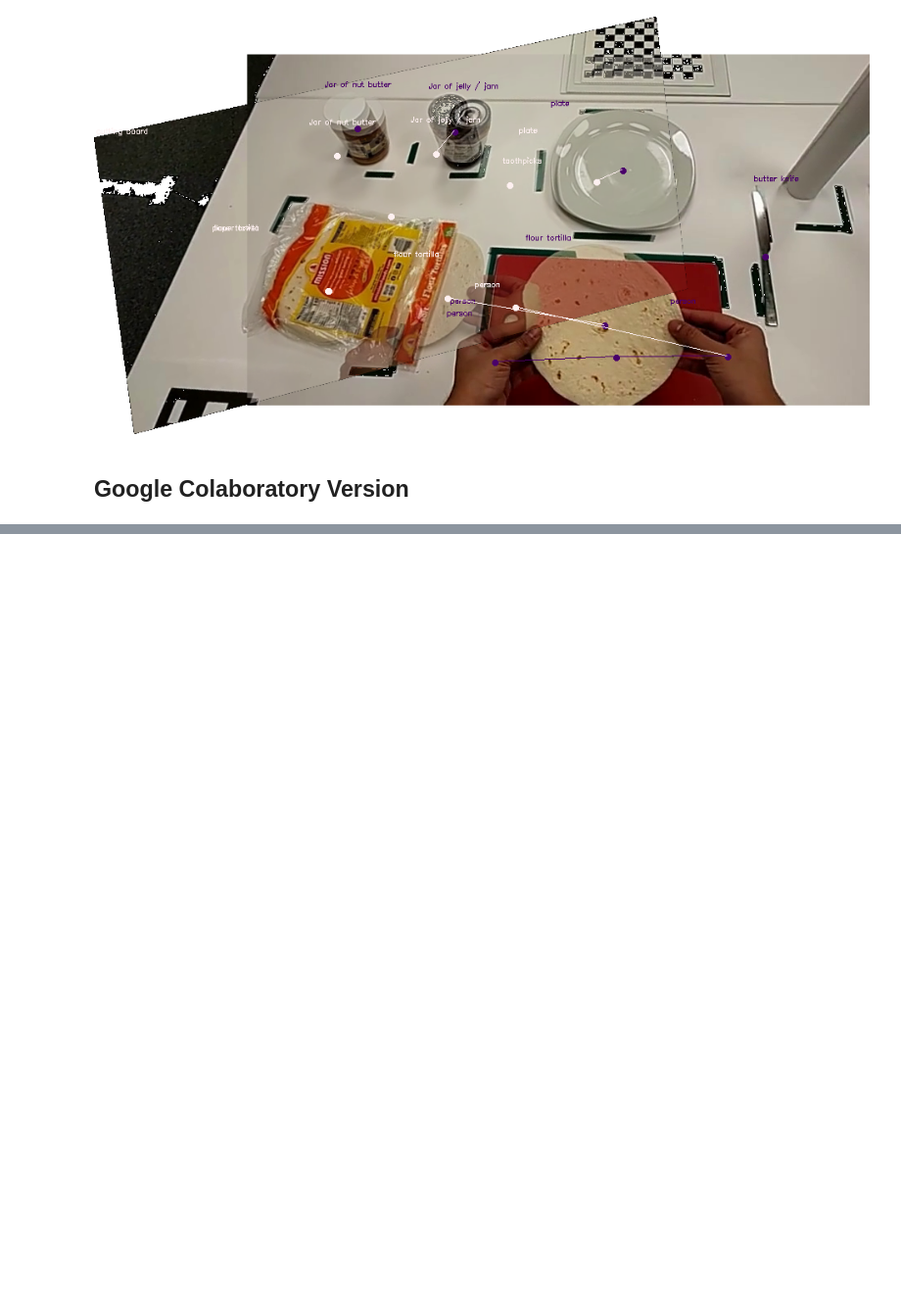
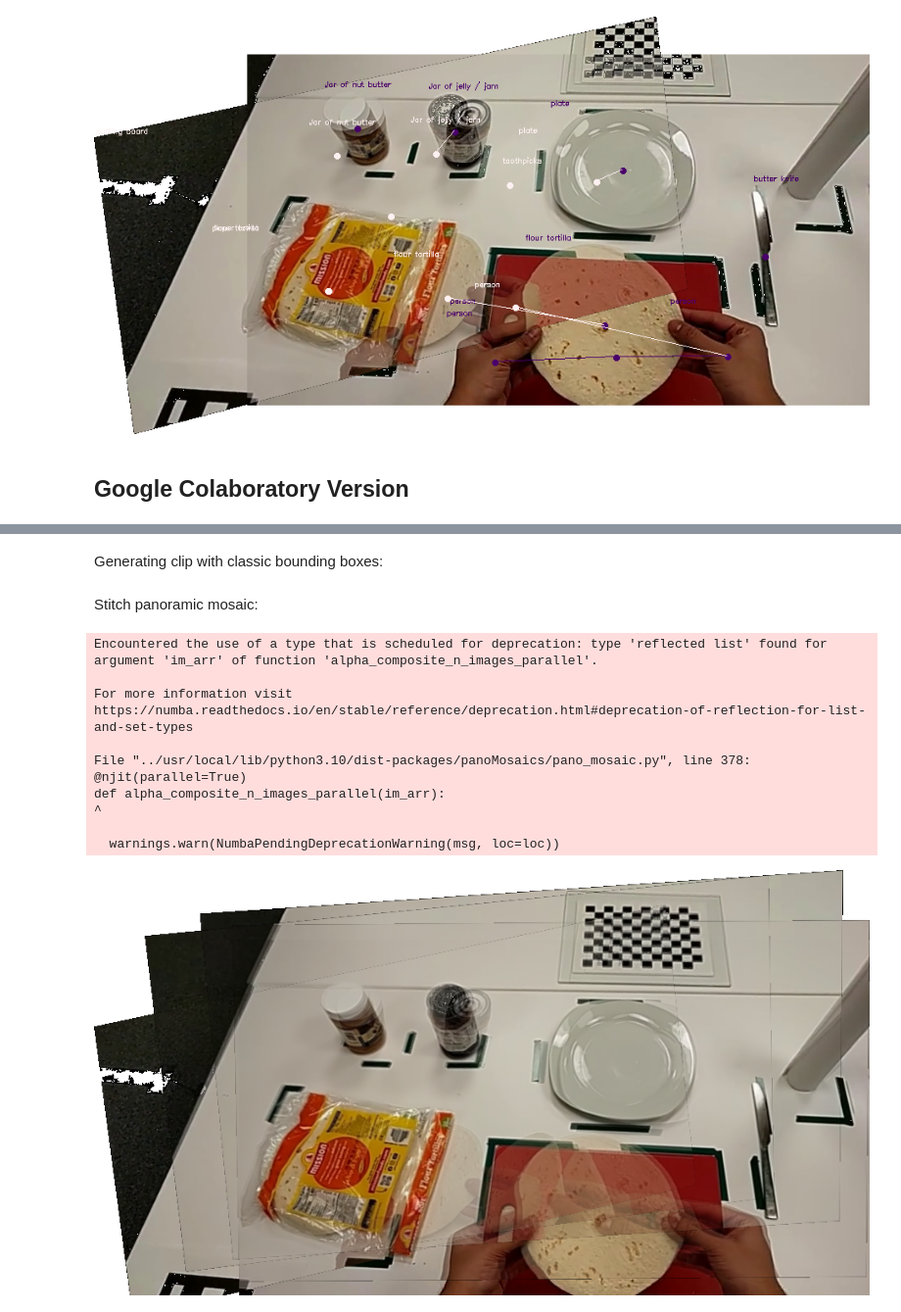
Before and after one commit to egm68/panoramic-mosaics, a Jupyter notebook: demo_as_library.ipynb, the cells around one changed output, grey strips where cells are left out. Shown at 98% size. Saved outputs shown, nothing was run; the diff lists cells and outputs as text; code cells hidden in the pictures; blank space fills up the shorter version.

```diff
--- a/demo_as_library.ipynb
+++ b/demo_as_library.ipynb
@@ -241,0 +177,2 @@ cv2_imshow(pano_with_bounding_boxes)
+# %% [markdown]
+Generating clip with classic bounding boxes:
@@ -241,0 +184,39 @@ cv2_imshow(pano_with_bounding_boxes)
+# %% [markdown]
+Stitch panoramic mosaic:
+# %%
+#stitch the panorama
+src_list = [main_frame_arr[160], main_frame_arr[169], main_frame_arr[178], main_frame_arr[187]]
+src_index_list = [160, 169, 178, 187]
+dst = main_frame_arr[196]
+kp_dst, des_dst = panoMosaics.get_keypoints_descriptors(dst)
+transf_list = []
+
+for i in range(len(src_list)):
+  kp_src, des_src = panoMosaics.get_keypoints_descriptors(src_list[i])
+  matches = panoMosaics.feature_matching(des_src, des_dst)
+  transf = panoMosaics.get_homography_matrix(src_list[i], dst, kp_src, kp_dst, matches, 4)
+  transf_list.append(transf)
+
+dst_pad, warped_src_arr, new_transf_list, anchorX, anchorY = panoMosaics.warp_n_with_padding(dst, src_list, transf_list,
+                                                                                 main_frame_arr)
+im_arr = panoMosaics.get_rgba_im_arr(dst_pad, warped_src_arr)
+comp_arr = panoMosaics.alpha_composite_n_images_parallel(im_arr)
+
+transf_index_dict = {}
+for i in range(len(src_index_list)):
+  transf_index_dict[src_index_list[i]] = new_transf_list[i]
+
+cv2.imwrite("/content/pano-nobox.png", comp_arr) # write to results folder
+cv2_imshow(comp_arr)
+# %% [output]
+Encountered the use of a type that is scheduled for deprecation: type 'reflected list' found for argument 'im_arr' of function 'alpha_composite_n_images_parallel'.
+
+For more information visit https://numba.readthedocs.io/en/stable/reference/deprecation.html#deprecation-of-reflection-for-list-and-set-types
+
+File "../usr/local/lib/python3.10/dist-packages/panoMosaics/pano_mosaic.py", line 378:
+@njit(parallel=True)
+def alpha_composite_n_images_parallel(im_arr):
+^
+
+  warnings.warn(NumbaPendingDeprecationWarning(msg, loc=loc))
+[figure, added]
```
Also changed, not shown: parts of 8 cells of this notebook.
